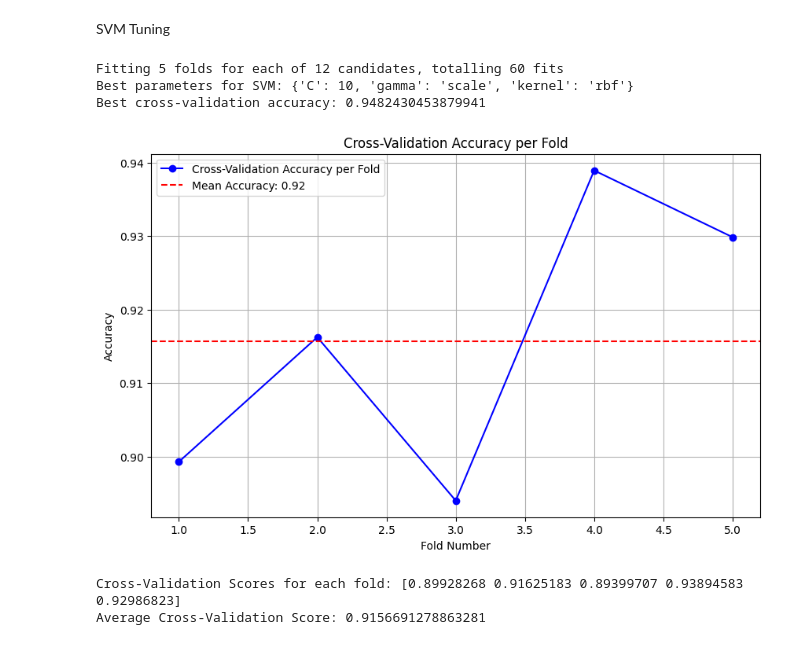
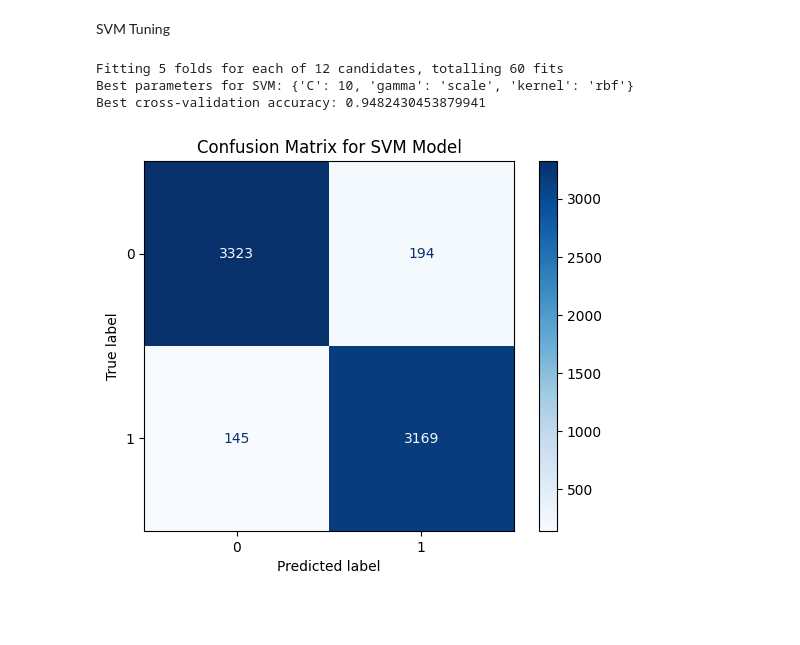
Before and after one commit to Cutie-tee/nlp_project, a Jupyter notebook: nlp_textclassification.ipynb, the cells around one changed output. Drawn from its saved outputs; the diff is of its cells as text; code cells hidden in the pictures; blank space fills up the shorter version.

```diff
--- a/nlp_textclassification.ipynb
+++ b/nlp_textclassification.ipynb
@@ -229,44 +238,37 @@ Best cross-validation accuracy: 0.9462298682284042
 # %% [markdown]
 SVM Tuning
 # %%
+import matplotlib.pyplot as plt
+from sklearn.metrics import confusion_matrix, ConfusionMatrixDisplay
+from sklearn.model_selection import GridSearchCV
+from sklearn.svm import SVC
+
+
 param_grid = {
     'C': [0.1, 1, 10],
     'kernel': ['linear', 'rbf'],
     'gamma': ['scale', 'auto']
 }
 
 grid_svm = GridSearchCV(SVC(), param_grid, cv=5, n_jobs=-1, verbose=1)
 grid_svm.fit(X_train, y_train)
 
 print("Best parameters for SVM:", grid_svm.best_params_)
 print("Best cross-validation accuracy:", grid_svm.best_score_)
+
+# Get predictions on the test set using the best estimator found by GridSearchCV
+y_pred = grid_svm.predict(X_test)
+
+# Generate the confusion matrix using the predictions and true labels
+cm_svm = confusion_matrix(y_test, y_pred)
+
+# Plot the confusion matrix
+disp_svm = ConfusionMatrixDisplay(confusion_matrix=cm_svm) # Pass the confusion matrix to ConfusionMatrixDisplay
+disp_svm.plot(cmap='Blues')
+plt.title('Confusion Matrix for SVM Model')
+plt.show()
 # %% [output]
 Fitting 5 folds for each of 12 candidates, totalling 60 fits
 Best parameters for SVM: {'C': 10, 'gamma': 'scale', 'kernel': 'rbf'}
 Best cross-validation accuracy: 0.9482430453879941
+[figure, added]
-# %%
-from sklearn.model_selection import cross_val_score
-import matplotlib.pyplot as plt
-import numpy as np
-
-# Perform cross-validation with 5 folds
-cv_scores = cross_val_score(model, X, y, cv=5)
-
-# Plotting cross-validation accuracy
-plt.figure(figsize=(10, 6))
-plt.plot(range(1, len(cv_scores) + 1), cv_scores, marker='o', linestyle='-', color='b', label='Cross-Validation Accuracy per Fold')
-plt.axhline(y=np.mean(cv_scores), color='r', linestyle='--', label=f'Mean Accuracy: {np.mean(cv_scores):.2f}')
-plt.xlabel('Fold Number')
-plt.ylabel('Accuracy')
-plt.title('Cross-Validation Accuracy per Fold')
-plt.legend()
-plt.grid()
-plt.show()
-
-# Print cross-validation results
-print("Cross-Validation Scores for each fold:", cv_scores)
-print("Average Cross-Validation Score:", np.mean(cv_scores))
-# %% [output]
-[figure, removed]
-Cross-Validation Scores for each fold: [0.89928268 0.91625183 0.89399707 0.93894583 0.92986823]
-Average Cross-Validation Score: 0.9156691278863281
```
Also changed, not shown: parts of 1 cell of this notebook.
